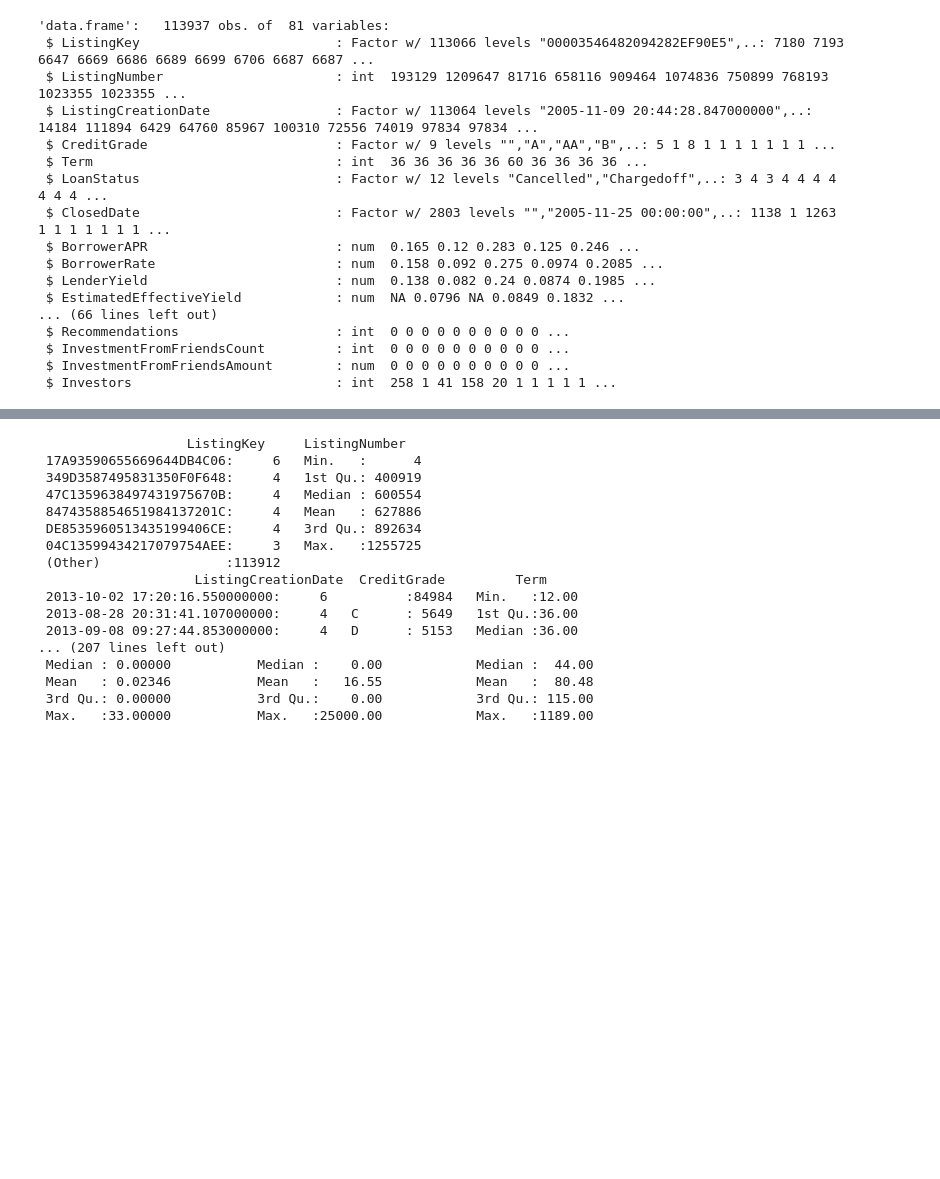
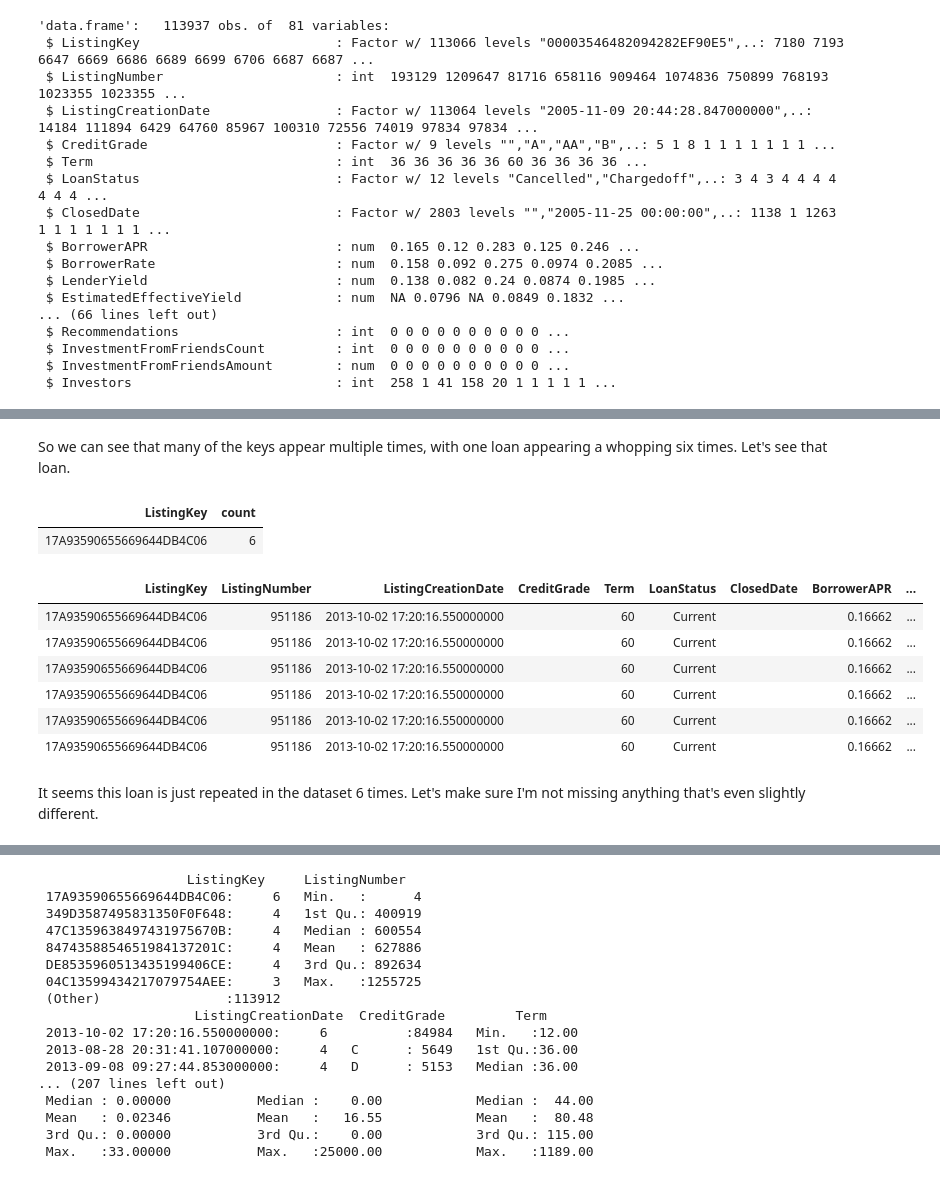
Before and after one commit to timdef/ProsperLoanEDA, a Jupyter notebook: UnivariateExploration.ipynb, the cells around one changed output, grey strips where cells are left out. Cells and saved outputs as stored; diff of their text form; code cells hidden in the pictures; blank space fills up the shorter version.

Commit message:
Add ListingKey duplicate exploration.

```diff
--- a/UnivariateExploration.ipynb
+++ b/UnivariateExploration.ipynb
@@ -50,0 +72,24 @@ str(datadf)
+# %% [markdown]
+So we can see that many of the keys appear multiple times, with one loan appearing a whopping six times. Let's see that loan.
+# %%
+datadf %>%
+select(ListingKey) %>%
+group_by(ListingKey) %>%
+summarise(count = n()) %>%
+filter(count == max(count))
+# %% [output]
+| ListingKey | count |
+| 17A93590655669644DB4C06 | 6 |
+# %%
+datadf %>%
+filter(ListingKey == '17A93590655669644DB4C06')
+# %% [output]
+| ListingKey | ListingNumber | ListingCreationDate | CreditGrade | Term | LoanStatus | ClosedDate | BorrowerAPR | ... |
+| 17A93590655669644DB4C06 | 951186 | 2013-10-02 17:20:16.550000000 |  | 60 | Current |  | 0.16662 | ... |
+| 17A93590655669644DB4C06 | 951186 | 2013-10-02 17:20:16.550000000 |  | 60 | Current |  | 0.16662 | ... |
+| 17A93590655669644DB4C06 | 951186 | 2013-10-02 17:20:16.550000000 |  | 60 | Current |  | 0.16662 | ... |
+| 17A93590655669644DB4C06 | 951186 | 2013-10-02 17:20:16.550000000 |  | 60 | Current |  | 0.16662 | ... |
+| 17A93590655669644DB4C06 | 951186 | 2013-10-02 17:20:16.550000000 |  | 60 | Current |  | 0.16662 | ... |
+| 17A93590655669644DB4C06 | 951186 | 2013-10-02 17:20:16.550000000 |  | 60 | Current |  | 0.16662 | ... |
+# %% [markdown]
+It seems this loan is just repeated in the dataset 6 times. Let's make sure I'm not missing anything that's even slightly different.
```
Also changed, not shown: parts of 9 cells of this notebook.
